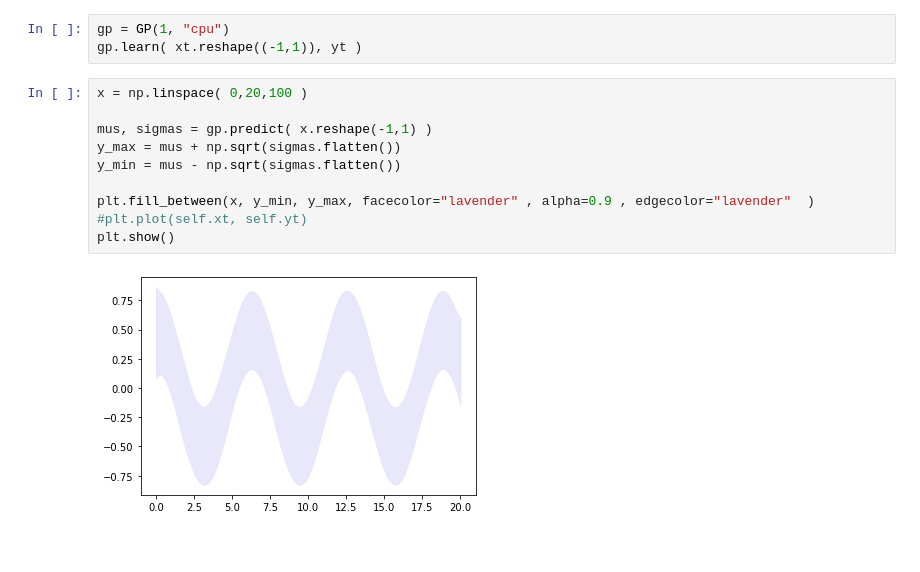
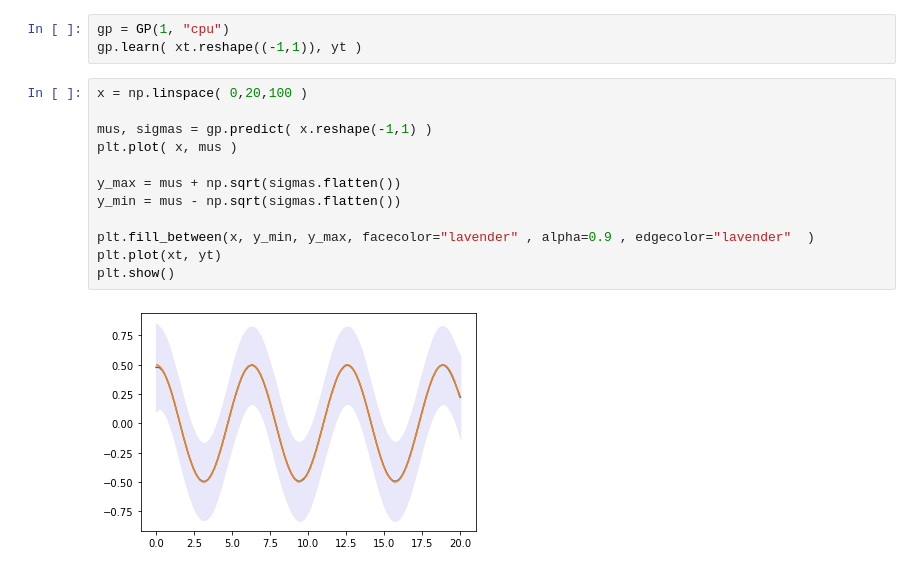
Before and after one commit to naka-tomo/gp_test, a Jupyter notebook: gp_torch.ipynb, the cells around one changed output. Saved outputs shown, nothing was run; the diff lists cells and outputs as text.

```diff
--- a/gp_torch.ipynb
+++ b/gp_torch.ipynb
@@ -54,12 +54,14 @@ gp.learn( xt.reshape((-1,1)), yt )
 # %%
 x = np.linspace( 0,20,100 )
 
 mus, sigmas = gp.predict( x.reshape(-1,1) )
+plt.plot( x, mus )
+
 y_max = mus + np.sqrt(sigmas.flatten())
 y_min = mus - np.sqrt(sigmas.flatten())
 
 plt.fill_between(x, y_min, y_max, facecolor="lavender" , alpha=0.9 , edgecolor="lavender"  )
-#plt.plot(self.xt, self.yt)
+plt.plot(xt, yt)
 plt.show()
 # %% [output]
-[figure, old version]
+[figure, new version]
```
Also changed, not shown: parts of 1 cell of this notebook.
